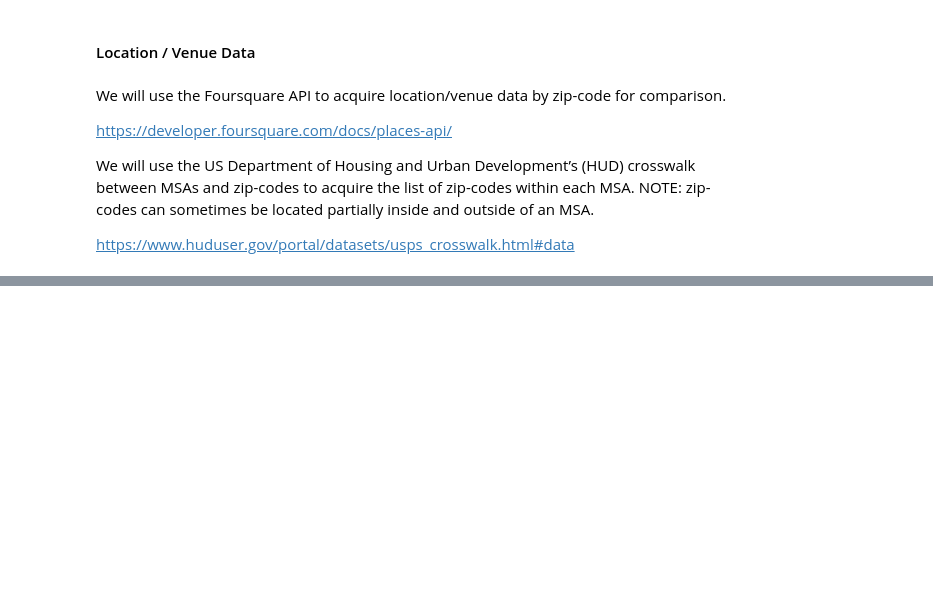
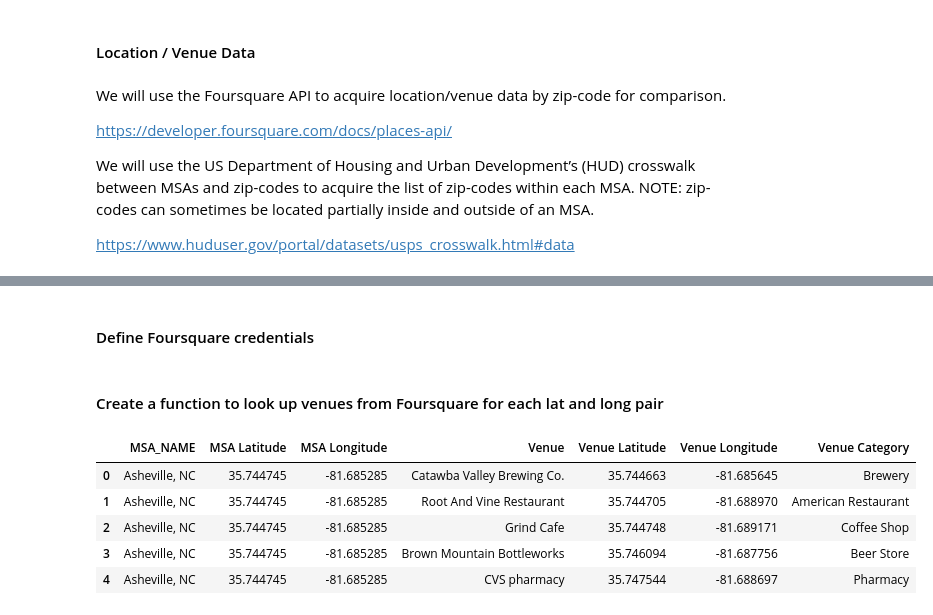
Before and after one commit to meadowjl21/Coursera_Capstone, a Jupyter notebook: Capstone Notebook.ipynb, the cells around one changed output, grey strips where cells are left out. Cells and saved outputs as stored; diff of their text form; code cells hidden in the pictures; blank space fills up the shorter version.

```diff
--- a/Capstone Notebook.ipynb
+++ b/Capstone Notebook.ipynb
@@ -34,0 +194,2 @@ https://www.huduser.gov/portal/datasets/usps_crosswalk.html#data
+# %% [markdown]
+#### Define Foursquare credentials
@@ -34,0 +198,2 @@ https://www.huduser.gov/portal/datasets/usps_crosswalk.html#data
+# %% [markdown]
+#### Create a function to look up venues from Foursquare for each lat and long pair
@@ -34,0 +247,9 @@ https://www.huduser.gov/portal/datasets/usps_crosswalk.html#data
+# %%
+nc_venues.head()
+# %% [output]
+|  | MSA_NAME | MSA Latitude | MSA Longitude | Venue | Venue Latitude | Venue Longitude | Venue Category |
+| 0 | Asheville, NC | 35.744745 | -81.685285 | Catawba Valley Brewing Co. | 35.744663 | -81.685645 | Brewery |
+| 1 | Asheville, NC | 35.744745 | -81.685285 | Root And Vine Restaurant | 35.744705 | -81.688970 | American Restaurant |
+| 2 | Asheville, NC | 35.744745 | -81.685285 | Grind Cafe | 35.744748 | -81.689171 | Coffee Shop |
+| 3 | Asheville, NC | 35.744745 | -81.685285 | Brown Mountain Bottleworks | 35.746094 | -81.687756 | Beer Store |
+| 4 | Asheville, NC | 35.744745 | -81.685285 | CVS pharmacy | 35.747544 | -81.688697 | Pharmacy |
```
Also changed, not shown: parts of 35 cells of this notebook.
